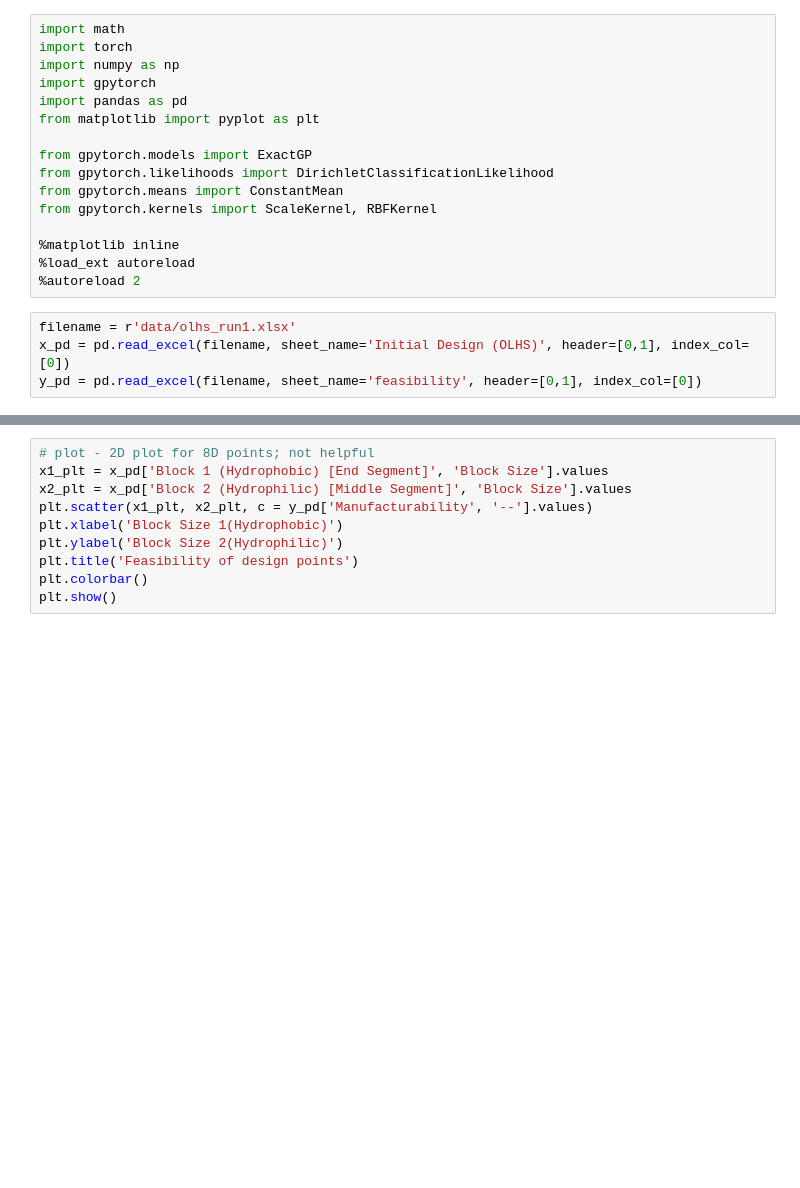
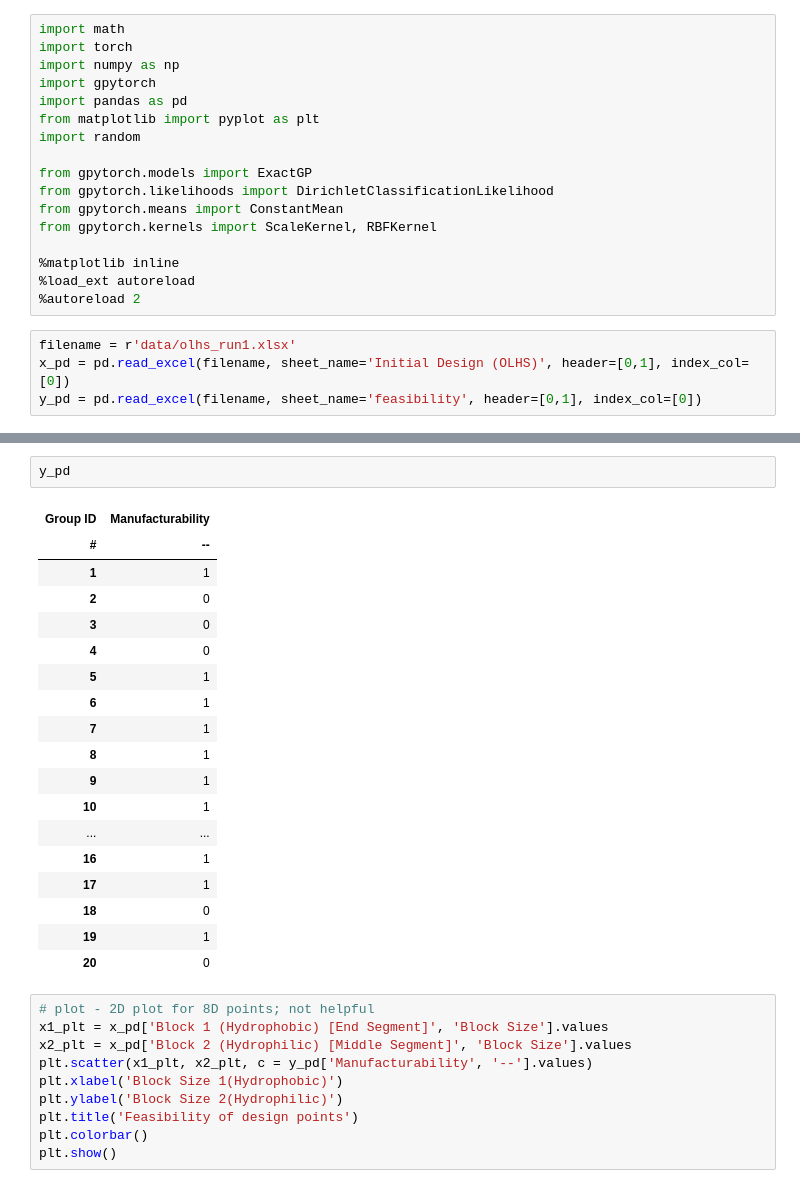
Before and after one commit to gourav-k/sprayable-hydrogels, a Jupyter notebook: classify_GTData.ipynb, the cells around one changed output, grey strips where cells are left out. Drawn from its saved outputs; the diff is of its cells as text; blank space fills up the shorter version.

```diff
--- a/classify_GTData.ipynb
+++ b/classify_GTData.ipynb
@@ -5,6 +5,7 @@ import numpy as np
 import gpytorch
 import pandas as pd
 from matplotlib import pyplot as plt
+import random
 
 from gpytorch.models import ExactGP
 from gpytorch.likelihoods import DirichletClassificationLikelihood
@@ -39,6 +40,27 @@ x_pd
 | 18 | 5368.421053 | 10.526316 | 18.947368 | 7631.578947 | ... |
 | 19 | 10000.000000 | 94.736842 | 4.210526 | 10263.157895 | ... |
 | 20 | 5789.473684 | 78.947368 | 33.684211 | 7105.263158 | ... |
+# %%
+y_pd
+# %% [output]
+| Group ID | Manufacturability |
+| # | -- |
+| 1 | 1 |
+| 2 | 0 |
+| 3 | 0 |
+| 4 | 0 |
+| 5 | 1 |
+| 6 | 1 |
+| 7 | 1 |
+| 8 | 1 |
+| 9 | 1 |
+| 10 | 1 |
+| ... | ... |
+| 16 | 1 |
+| 17 | 1 |
+| 18 | 0 |
+| 19 | 1 |
+| 20 | 0 |
 # %%
 # plot - 2D plot for 8D points; not helpful
 x1_plt = x_pd['Block 1 (Hydrophobic) [End Segment]', 'Block Size'].values
```
Also changed, not shown: parts of 11 cells of this notebook, 1 other file.
